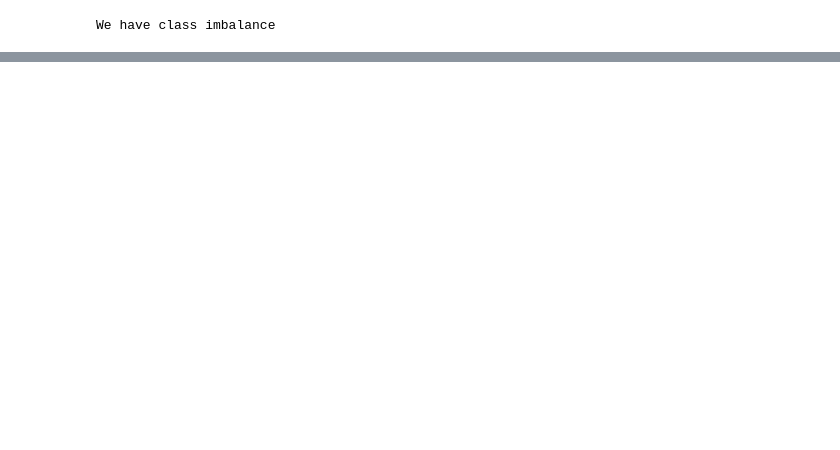
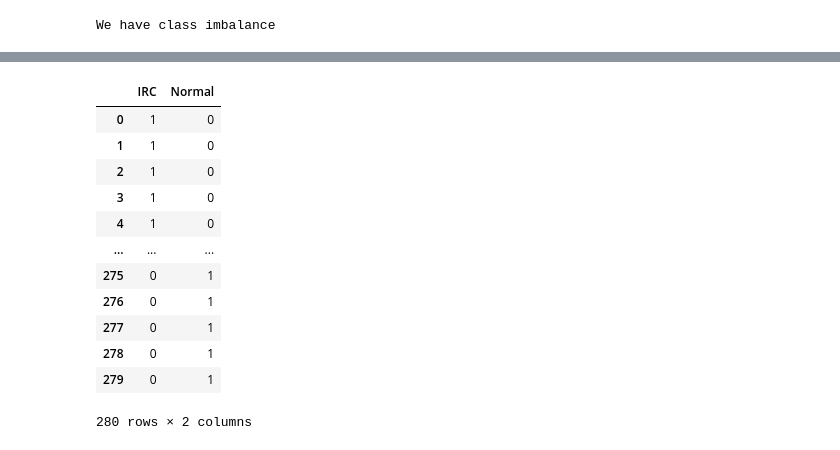
Before and after one commit to nsadawi/Imbalanced-Classification, a Jupyter notebook: Notebooks/SMOTE.ipynb, the cells around one changed output, grey strips where cells are left out. Saved outputs shown, nothing was run; the diff lists cells and outputs as text; code cells hidden in the pictures; blank space fills up the shorter version.

```diff
--- a/Notebooks/SMOTE.ipynb
+++ b/Notebooks/SMOTE.ipynb
@@ -162 +184,17 @@ Normal    140
 Name: BotNet_Label, dtype: int64
+# %%
+pd.get_dummies(X_res['BotNet_Label'])
+# %% [output]
+|  | IRC | Normal |
+| 0 | 1 | 0 |
+| 1 | 1 | 0 |
+| 2 | 1 | 0 |
+| 3 | 1 | 0 |
+| 4 | 1 | 0 |
+| ... | ... | ... |
+| 275 | 0 | 1 |
+| 276 | 0 | 1 |
+| 277 | 0 | 1 |
+| 278 | 0 | 1 |
+| 279 | 0 | 1 |
+280 rows × 2 columns
```
Also changed, not shown: parts of 17 cells of this notebook, 6 other files.
